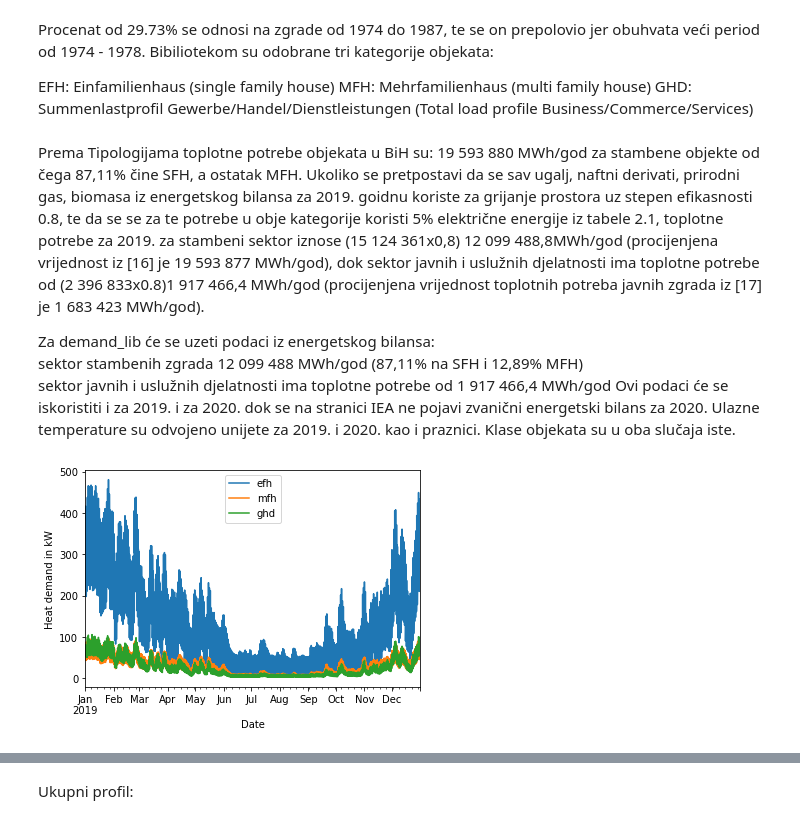
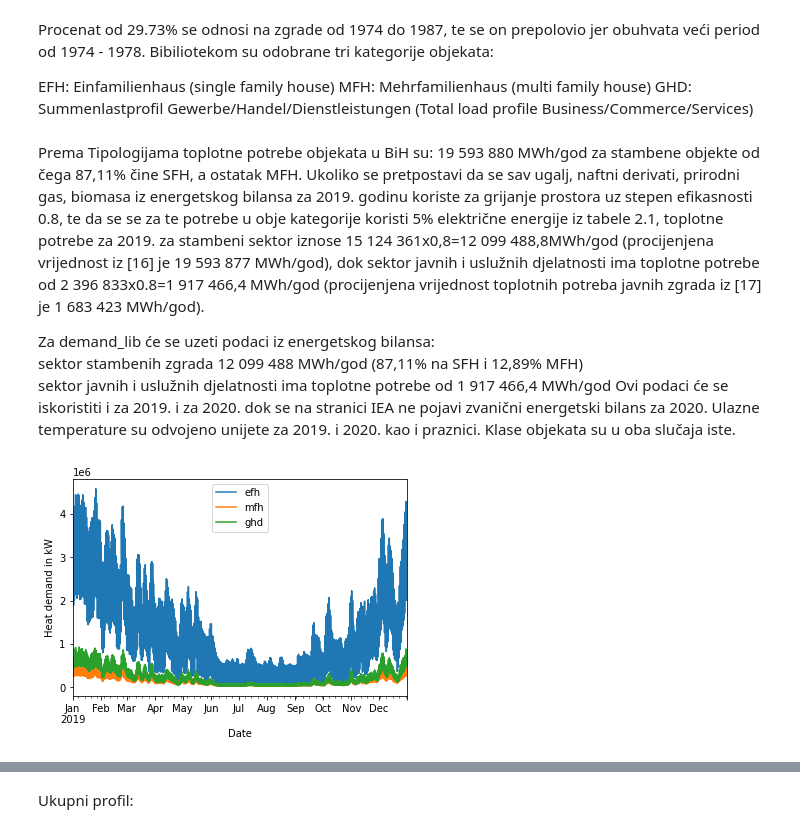
Before and after one commit to ehlimana/Electricity-analysis, a Jupyter notebook: Heat_demand.ipynb, the cells around one changed output, grey strips where cells are left out. Cells and saved outputs as stored; diff of their text form; code cells hidden in the pictures.

```diff
--- a/Heat_demand.ipynb
+++ b/Heat_demand.ipynb
@@ -621,7 +621,7 @@ temperature = pd.read_csv(datapath)["temperature"]
 # >>> holidays = dict(cal.holidays(2010))
 
 
-ann_demands_per_type = {"efh": (16698261+369706)*1000/8760, "mfh": (960738+197893+1274382+92900)*1000/8760, "ghd": 1683423*1000/8760}
+ann_demands_per_type = {"efh": (16698261+369706)*1000*8760/8670, "mfh": (960738+197893+1274382+92900)*1000*8760/8670, "ghd": 1683423*1000*8760/8670}
 
 holidays = {
 
@@ -1013,8 +1013,8 @@ holidays_2021={
 }
 # %% [markdown]
 Prema Tipologijama toplotne potrebe objekata u BiH su: 19 593 880 MWh/god za stambene objekte od čega 87,11%  čine SFH, a ostatak MFH.
-Ukoliko se pretpostavi da se sav ugalj, naftni derivati, prirodni gas, biomasa iz energetskog bilansa za 2019. goidnu koriste za grijanje prostora uz stepen efikasnosti 0.8, te da se se za te potrebe u obje kategorije  koristi 5% električne energije iz tabele 2.1, toplotne potrebe za 2019. za stambeni sektor iznose (15 124 361x0,8) 12 099 488,8MWh/god (procijenjena vrijednost iz [16] je 19 593 877 MWh/god),
-dok sektor javnih i uslužnih djelatnosti ima toplotne potrebe od (2 396 833x0.8)1 917 466,4 MWh/god (procijenjena vrijednost toplotnih potreba javnih zgrada iz [17] je 1 683 423 MWh/god).
+Ukoliko se pretpostavi da se sav ugalj, naftni derivati, prirodni gas, biomasa iz energetskog bilansa za 2019. godinu koriste za grijanje prostora uz stepen efikasnosti 0.8, te da se se za te potrebe u obje kategorije  koristi 5% električne energije iz tabele 2.1, toplotne potrebe za 2019. za stambeni sektor iznose 15 124 361x0,8=12 099 488,8MWh/god (procijenjena vrijednost iz [16] je 19 593 877 MWh/god),
+dok sektor javnih i uslužnih djelatnosti ima toplotne potrebe od 2 396 833x0.8=1 917 466,4 MWh/god (procijenjena vrijednost toplotnih potreba javnih zgrada iz [17] je 1 683 423 MWh/god).
 
 Za demand_lib će se uzeti podaci iz energetskog bilansa:
 <br> sektor stambenih zgrada 12 099 488 MWh/god (87,11% na SFH i 12,89% MFH)
@@ -1024,7 +1024,7 @@ Ovi podaci će se iskoristiti i za 2019. i za 2020. dok se na stranici IEA ne po
 import os
 
 import demandlib.bdew as bdew
-def function_demand_lib(filenamex,holidaysx,indexx):
+def function_demand_lib(filenamex,holidaysx,indexx,hours):
     # read example temperature series
     filename = filenamex#srednja temp za 2020
     dirname = os.getcwd()
@@ -1048,7 +1048,7 @@ def function_demand_lib(filenamex,holidaysx,indexx):
 
 
 
-    ann_demands_per_type = {"efh": 9679590.4*1000/8760, "mfh": 2419897.6*1000/8760, "ghd": 1917466.4*1000/8760}
+    ann_demands_per_type = {"efh": 10539857028*hours/hours, "mfh":1559624000*hours/hours, "ghd": 1917466400*hours/hours}
 
     holidays = holidaysx
     # Create DataFrame for 2019
@@ -1107,7 +1107,7 @@ def function_demand_lib(filenamex,holidaysx,indexx):
     return(demand)
 # %%
 demand_2019=function_demand_lib(r'FILES\HEAT\averaget_by_hour_2019.csv',holidays_2019,pd.date_range(
-            datetime.datetime(2019, 1, 1, 0), periods=8760, freq="H"))
+            datetime.datetime(2019, 1, 1, 0), periods=8760, freq="H"),hours=8760)
 # %% [output]
-[figure, old version]
+[figure, new version]
 Annual consumption:
```
Also changed, not shown: parts of 37 cells of this notebook, 14 other files.
